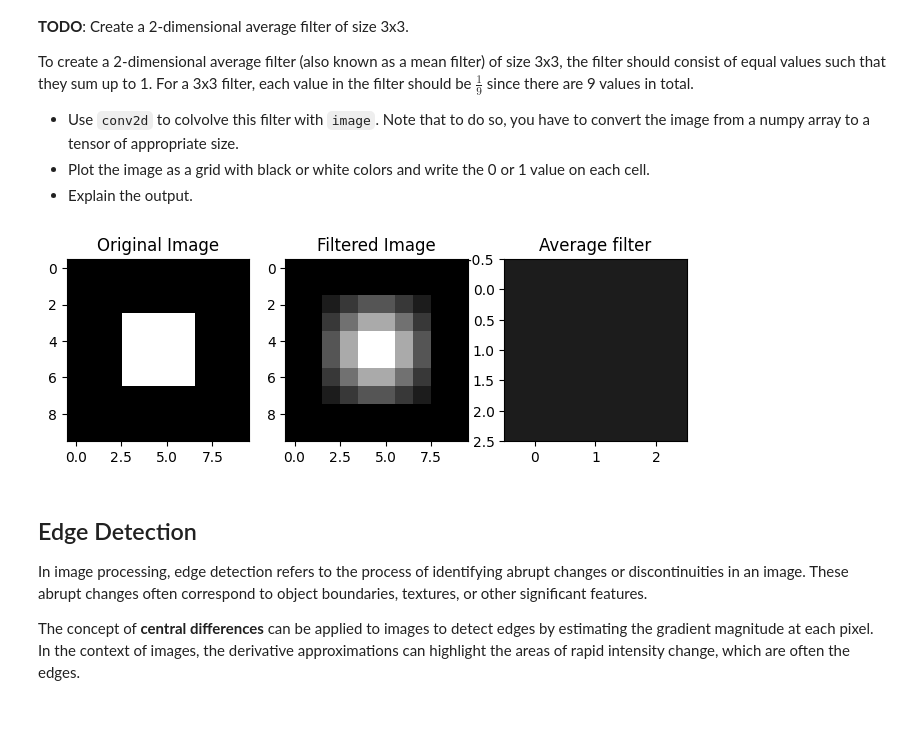
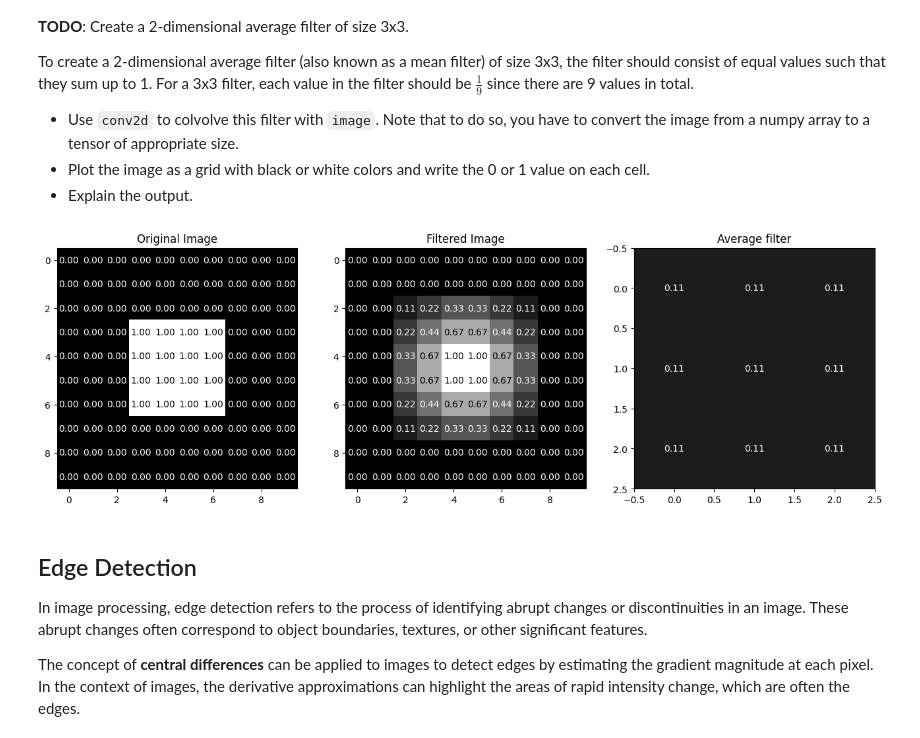
Before and after one commit to Junruiethel/machine-learning, a Jupyter notebook: Copy_of_EE599_ML_Systems_HW2.ipynb, the cells around one changed output. Cells and saved outputs as stored; diff of their text form; code cells hidden in the pictures.

```diff
--- a/Copy_of_EE599_ML_Systems_HW2.ipynb
+++ b/Copy_of_EE599_ML_Systems_HW2.ipynb
@@ -130,35 +130,50 @@ import torch.nn.functional as F
 # Create a 2D average filter of size 3x3
 average_filter = np.ones((3, 3)) / 9.0
 
 # Convert the image to a PyTorch tensor of appropriate size
 image_tensor = torch.tensor(image, dtype=torch.float32).unsqueeze(0).unsqueeze(0)
 
 # Use convolution to apply the average filter to the image
 filtered_image = F.conv2d(image_tensor, torch.tensor(average_filter, dtype=torch.float32).unsqueeze(0).unsqueeze(0), padding=1)
 
 # Convert the filtered image tensor to a NumPy array
 filtered_image = filtered_image.squeeze().numpy()
 
 # Create a grayscale colormap for plotting
 grayscale_cmap = plt.get_cmap('gray')
 
 # Plot the original and filtered images
-plt.figure(figsize=(8, 4))
+plt.figure(figsize=(16, 8))
 plt.subplot(1, 3, 1)
 plt.imshow(image, cmap=grayscale_cmap, vmin=0, vmax=1)
+for i in range(image.shape[0]):
+    for j in range(image.shape[1]):
+          pixel_value = image[i, j]
+          text_color = 'white' if pixel_value < 0.5 else 'black'  # Setting text color based on pixel value
+          plt.text(j, i, f'{pixel_value:.2f}', ha='center', va='center', color=text_color)
 plt.title("Original Image")
 
 plt.subplot(1, 3, 2)
 plt.imshow(filtered_image, cmap=grayscale_cmap, vmin=0, vmax=1)
+for i in range(filtered_image.shape[0]):
+    for j in range(filtered_image.shape[1]):
+          pixel_value = filtered_image[i, j]
+          text_color = 'white' if pixel_value < 0.5 else 'black'  # Setting text color based on pixel value
+          plt.text(j, i, f'{pixel_value:.2f}', ha='center', va='center', color=text_color)
 plt.title("Filtered Image")
 
 plt.subplot(1, 3, 3)
 plt.imshow(average_filter, cmap=grayscale_cmap, vmin=0, vmax=1)
+for i in range(average_filter.shape[0]):
+    for j in range(average_filter.shape[1]):
+          pixel_value = average_filter[i, j]
+          text_color = 'white' if pixel_value < 0.5 else 'black'  # Setting text color based on pixel value
+          plt.text(j, i, f'{pixel_value:.2f}', ha='center', va='center', color=text_color)
 plt.title("Average filter")
 
 plt.show()
 # %% [output]
-[figure, old version]
+[figure, new version]
 # %% [markdown]
 ## Edge Detection
 
```
Also changed, not shown: parts of 25 cells of this notebook.
